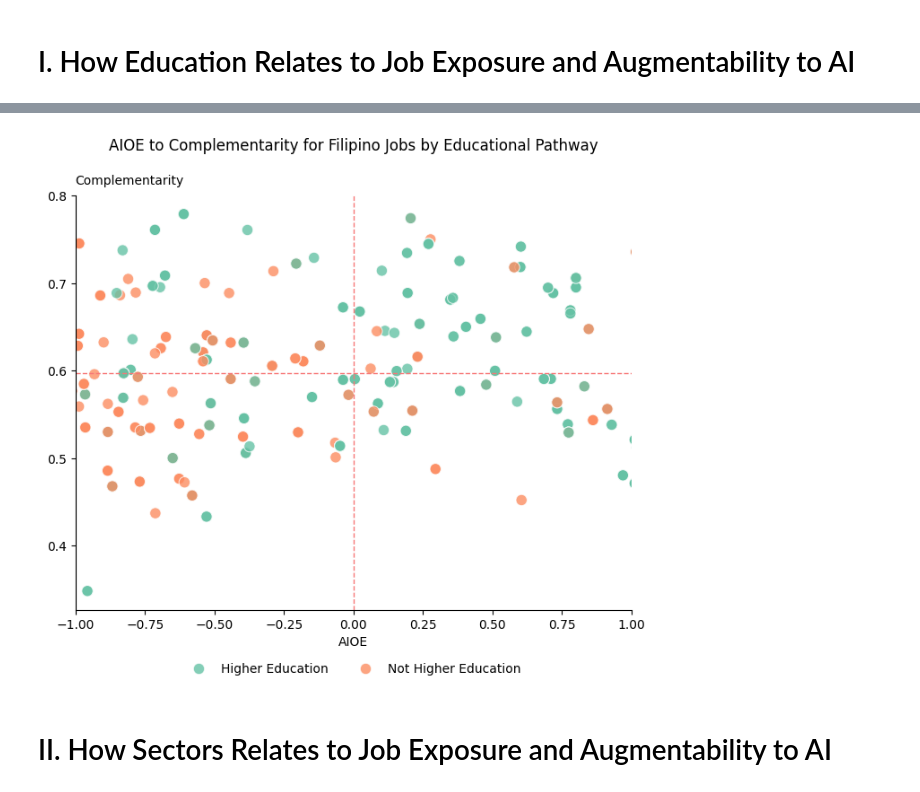
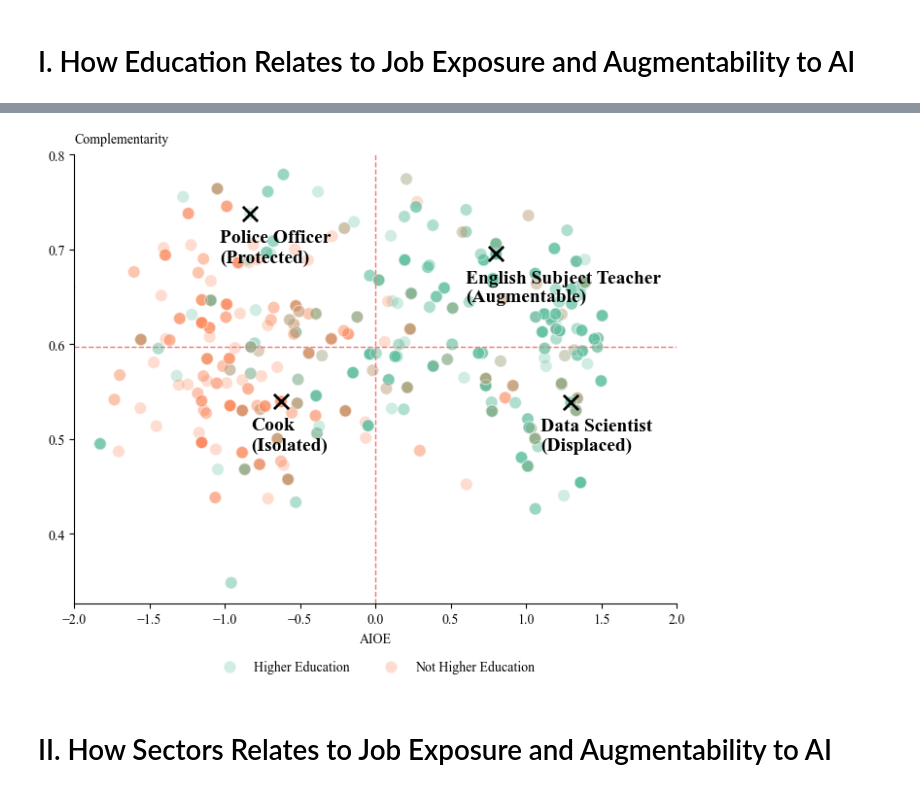
Before and after one commit to BSDSBA-JF/wadwani_intern, a Jupyter notebook: 01_mca_job_list/WorldBank/4_eda/eda.ipynb, the cells around one changed output, grey strips where cells are left out. Saved outputs shown, nothing was run; the diff lists cells and outputs as text; code cells hidden in the pictures.

```diff
--- a/01_mca_job_list/WorldBank/4_eda/eda.ipynb
+++ b/01_mca_job_list/WorldBank/4_eda/eda.ipynb
@@ -2,18 +2,28 @@
 import pandas as pd
 import matplotlib.pyplot as plt
 import seaborn as sns
+import numpy as np
+
+
+# Set global font to Times New Roman (or closest serif available)
+plt.rcParams["font.family"] = "serif"
+plt.rcParams["font.serif"] = ["Times New Roman", "Times", "DejaVu Serif"]
 # %%
 mca_df = pd.read_csv('../3_soc_comple/soc_comple.csv')
 
 def determine_risk(row):
     aioe = row['AIOE']
     comple = row['Complementarity']
+    median = mca_df['Complementarity'].median()
 
     if aioe < 0:
-        return 'Low Exposure'
-    elif comple < mca_df['Complementarity'].median():
-        return 'Automatable'
-    elif comple > mca_df['Complementarity'].median():
+        if comple < median:
+            return 'Isolated'
+        else:
+            return 'Protected'
+    elif comple < median:
+        return 'Displaced'
+    elif comple > median:
         return 'Augmentable'
 
 mca_df['Classification'] = mca_df.apply(determine_risk, axis=1)
@@ -38,37 +79,56 @@ sns.scatterplot(
     y='Complementarity',
     hue='Educational Pathway',
     palette='Set2',
-    alpha=0.8,
+    alpha=0.3,
     s=80
 )
+
+# Representative jobs (manually chosen)
+rep_jobs = {
+    "Protected":  {"idx": 822, "title": "Police Officer"},
+    "Isolated":  {"idx": 239, "title": "Cook"},
+    "Augmentable": {"idx": 349, "title": "English Subject Teacher"},
+    "Displaced": {"idx": 278, "title": "Data Scientist"}
+}
+
+# Add chosen representative jobs
+for c, job in rep_jobs.items():
+    row = mca_df.loc[job["idx"]]
+    plt.scatter(row['AIOE'], row['Complementarity'],
+                marker='x', color='black', s=120, linewidths=2)
+    plt.text(row['AIOE']-0.2, row['Complementarity']-0.05,
+             f"{job['title']}\n({c})", fontsize=14, color='black',
+             fontweight='bold')
 
 plt.legend(
     loc="upper center",       # place above or below plot
     bbox_to_anchor=(0.5, -0.1), # shift below the axes
     ncol=2,                   # number of columns
     frameon=False             # remove legend box outline
 )
 
 # Axes limits and lines
-plt.xlim(-1, 1)
+plt.xlim(-2, 2)
 #plt.ylim(-3, 3)
 plt.axvline(x=0, color="#f77777", linestyle='--', linewidth=1)
 plt.axhline(y=mca_df['Complementarity'].median(), color='#f77777', linestyle='--', linewidth=1)
 
 # Labels
 plt.xlabel('AIOE')
 plt.ylabel('Complementarity', rotation=0, ha='left')
 plt.gca().yaxis.set_label_coords(0, 1.02)
 
 # Remove spines
 plt.gca().spines['top'].set_visible(False)
 plt.gca().spines['right'].set_visible(False)
 
 # Title
-plt.title('AIOE to Complementarity for Filipino Jobs by Educational Pathway\n\n')
+#plt.title('AIOE to Complementarity for Filipino Jobs by Educational Pathway\n\n')
+
+plt.savefig('../figures/aioe_comple.png', dpi=300, bbox_inches='tight')
 
 plt.show()
 # %% [output]
-[figure, old version]
+[figure, new version]
 # %% [markdown]
 # II. How Sectors Relates to Job Exposure and Augmentability to AI
```
Also changed, not shown: parts of 7 cells of this notebook, 32 other files.
